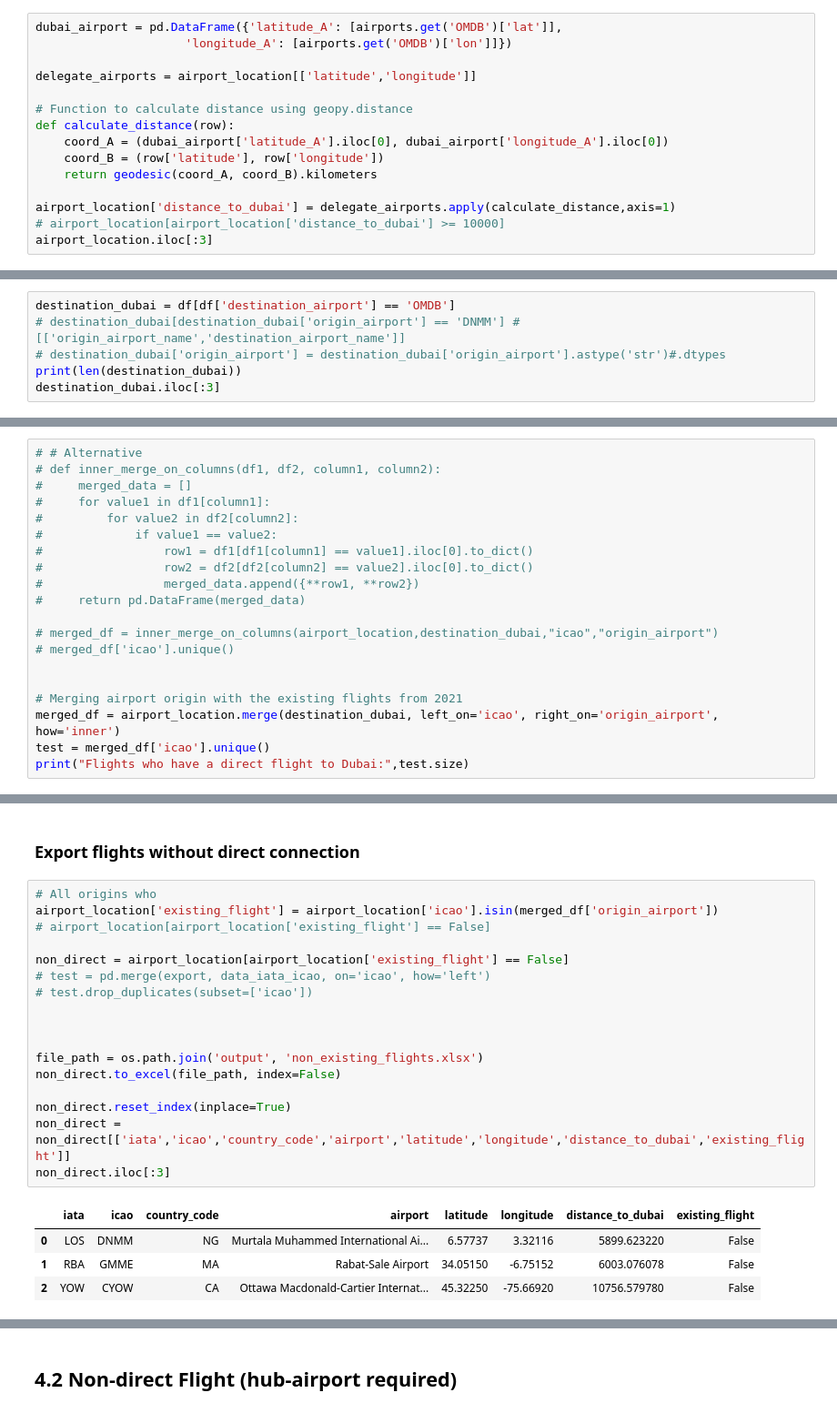
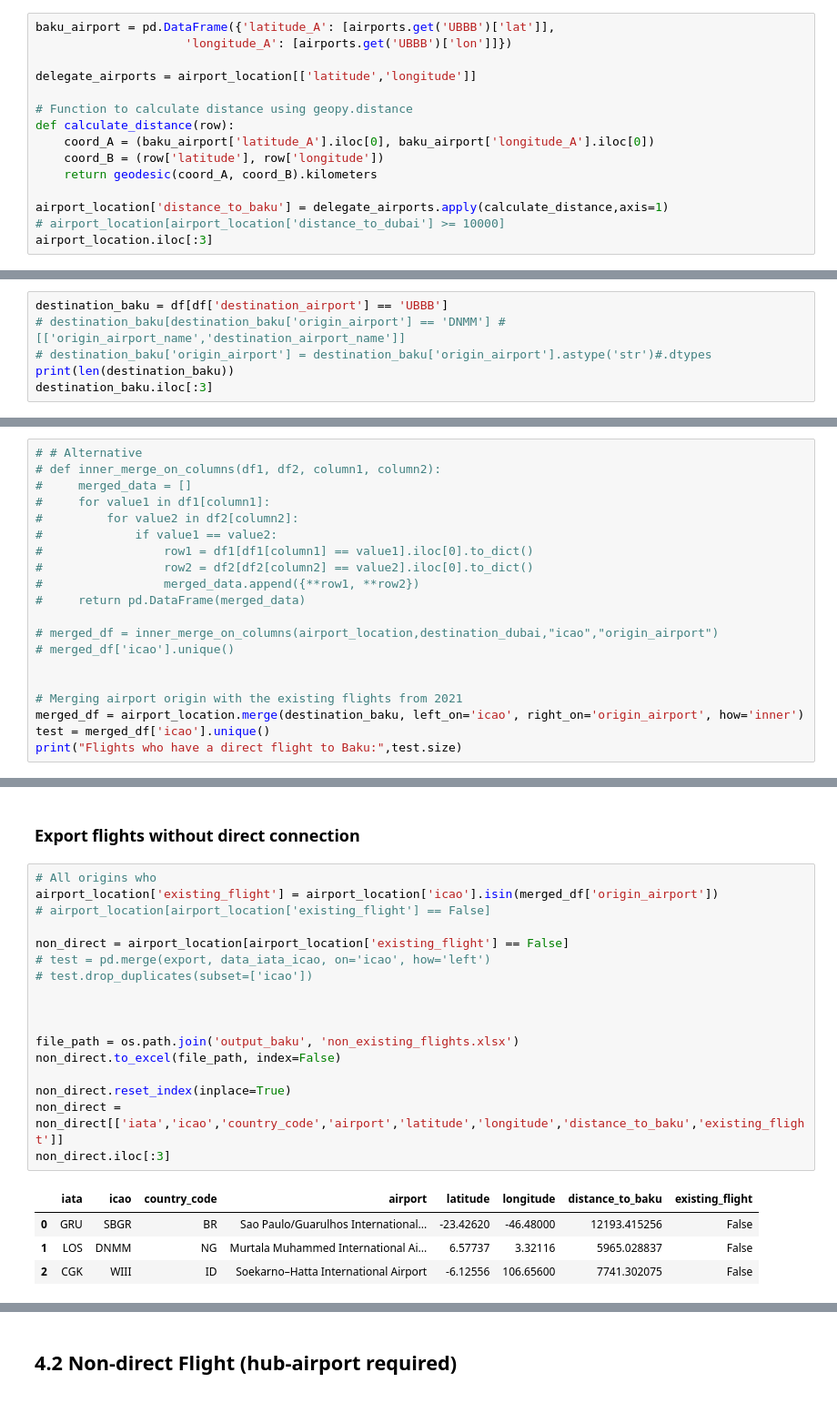
Before and after one commit to lukasschirren/COP_flight_analysis, a Jupyter notebook: cop29_flight_analysis.ipynb, the cells around one changed output, grey strips where cells are left out. Shown at 91% size. Cells and saved outputs as stored; diff of their text form.

Commit message:
Calculation COP29 in Baku

```diff
--- a/cop28_delegate_list.ipynb
+++ b/cop29_flight_analysis.ipynb
@@ -64,16 +64,16 @@ airport_location["country_code"][77] =  "NA"
 # %%
-dubai_airport = pd.DataFrame({'latitude_A': [airports.get('OMDB')['lat']],
-                     'longitude_A': [airports.get('OMDB')['lon']]})
+baku_airport = pd.DataFrame({'latitude_A': [airports.get('UBBB')['lat']],
+                     'longitude_A': [airports.get('UBBB')['lon']]})
 
 delegate_airports = airport_location[['latitude','longitude']]
 
 # Function to calculate distance using geopy.distance
 def calculate_distance(row):
-    coord_A = (dubai_airport['latitude_A'].iloc[0], dubai_airport['longitude_A'].iloc[0])
+    coord_A = (baku_airport['latitude_A'].iloc[0], baku_airport['longitude_A'].iloc[0])
     coord_B = (row['latitude'], row['longitude'])
     return geodesic(coord_A, coord_B).kilometers
 
-airport_location['distance_to_dubai'] = delegate_airports.apply(calculate_distance,axis=1)
+airport_location['distance_to_baku'] = delegate_airports.apply(calculate_distance,axis=1)
 # airport_location[airport_location['distance_to_dubai'] >= 10000]
 airport_location.iloc[:3]
 # %% [output]
@@ -141,8 +141,8 @@ fig.show()
 ## 4.1 Direct Flight
 # %%
-destination_dubai = df[df['destination_airport'] == 'OMDB']
-# destination_dubai[destination_dubai['origin_airport'] == 'DNMM'] #[['origin_airport_name','destination_airport_name']]
-# destination_dubai['origin_airport'] = destination_dubai['origin_airport'].astype('str')#.dtypes
-print(len(destination_dubai))
-destination_dubai.iloc[:3]
+destination_baku = df[df['destination_airport'] == 'UBBB']
+# destination_baku[destination_baku['origin_airport'] == 'DNMM'] #[['origin_airport_name','destination_airport_name']]
+# destination_baku['origin_airport'] = destination_baku['origin_airport'].astype('str')#.dtypes
+print(len(destination_baku))
+destination_baku.iloc[:3]
 # %% [output]
@@ -169,7 +169,7 @@ destination_dubai.iloc[:3]
 
 
 # Merging airport origin with the existing flights from 2021
-merged_df = airport_location.merge(destination_dubai, left_on='icao', right_on='origin_airport', how='inner')
+merged_df = airport_location.merge(destination_baku, left_on='icao', right_on='origin_airport', how='inner')
 test = merged_df['icao'].unique()
-print("Flights who have a direct flight to Dubai:",test.size)
+print("Flights who have a direct flight to Baku:",test.size)
 # %% [output]
@@ -205,22 +205,22 @@ len(unique_flights_df)
 # %%
 # All origins who
 airport_location['existing_flight'] = airport_location['icao'].isin(merged_df['origin_airport'])
 # airport_location[airport_location['existing_flight'] == False]
 
 non_direct = airport_location[airport_location['existing_flight'] == False]
 # test = pd.merge(export, data_iata_icao, on='icao', how='left')
 # test.drop_duplicates(subset=['icao'])
 
 
 
-file_path = os.path.join('output', 'non_existing_flights.xlsx')
+file_path = os.path.join('output_baku', 'non_existing_flights.xlsx')
 non_direct.to_excel(file_path, index=False)
 
 non_direct.reset_index(inplace=True)
-non_direct = non_direct[['iata','icao','country_code','airport','latitude','longitude','distance_to_dubai','existing_flight']]
+non_direct = non_direct[['iata','icao','country_code','airport','latitude','longitude','distance_to_baku','existing_flight']]
 non_direct.iloc[:3]
 # %% [output]
-|  | iata | icao | country_code | airport | latitude | longitude | distance_to_dubai | existing_flight |
-| 0 | LOS | DNMM | NG | Murtala Muhammed International Ai... | 6.57737 | 3.32116 | 5899.623220 | False |
-| 1 | RBA | GMME | MA | Rabat-Sale Airport | 34.05150 | -6.75152 | 6003.076078 | False |
-| 2 | YOW | CYOW | CA | Ottawa Macdonald-Cartier Internat... | 45.32250 | -75.66920 | 10756.579780 | False |
+|  | iata | icao | country_code | airport | latitude | longitude | distance_to_baku | existing_flight |
+| 0 | GRU | SBGR | BR | Sao Paulo/Guarulhos International... | -23.42620 | -46.48000 | 12193.415256 | False |
+| 1 | LOS | DNMM | NG | Murtala Muhammed International Ai... | 6.57737 | 3.32116 | 5965.028837 | False |
+| 2 | CGK | WIII | ID | Soekarno–Hatta International Airport | -6.12556 | 106.65600 | 7741.302075 | False |
```
Also changed, not shown: parts of 11 cells of this notebook, 5 other files.
